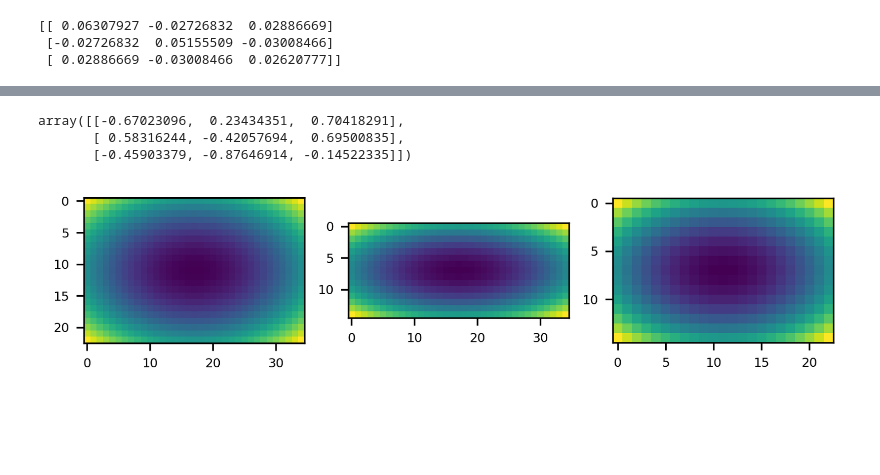
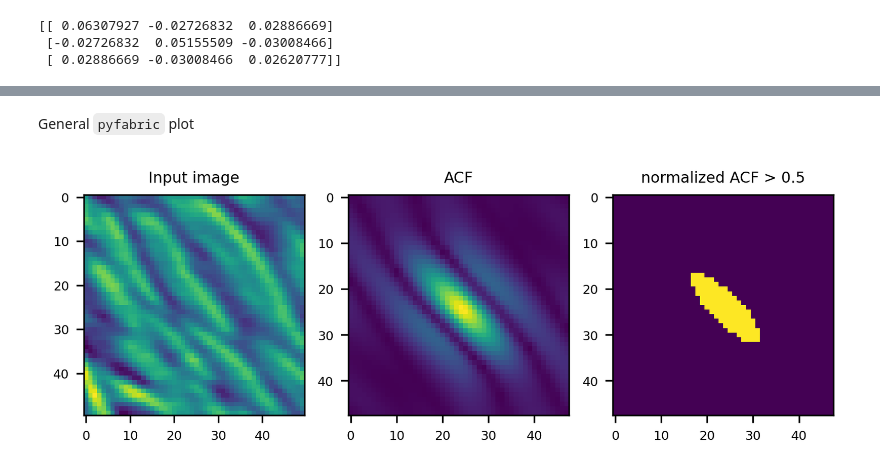
Before and after one commit to ciclope-microFE/ciclope, a Jupyter notebook: pyfabric_demo.ipynb, the cells around one changed output, grey strips where cells are left out. Cells and saved outputs as stored; diff of their text form; code cells hidden in the pictures; blank space fills up the shorter version.

```diff
--- a/pyfabric_demo.ipynb
+++ b/pyfabric_demo.ipynb
@@ -179,6 +173,0 @@ array([ 3.06316885, 15.70692881,  5.7531094 ])
-# %%
-evecs
-# %% [output]
-array([[-0.67023096,  0.23434351,  0.70418291],
-       [ 0.58316244, -0.42057694,  0.69500835],
-       [-0.45903379, -0.87646914, -0.14522335]])
@@ -191,5 +174,14 @@ ellip_double = np.concatenate((ellip_base[:-1, ...],
-# %%
-plot_midplanes(ellip_base)
-plt.show()
-# %% [output]
-[figure, removed]
+# %% [markdown]
+General `pyfabric` plot
+# %%
+fig, (ax1, ax2, ax3) = plt.subplots(1, 3)
+# fig.suptitle('Horizontally stacked subplots')
+ax1.imshow(ROI[:, 25, :])
+ax1.set_title('Input image')
+ax2.imshow(ACFzoom[:, 25, :])
+ax2.set_title('ACF')
+ax3.imshow(ACFnorm[:, 25, :]>0.5)
+ax3.set_title('normalized ACF > 0.5')
+plt.show()
+# %% [output]
+[figure, added]
```
Also changed, not shown: parts of 4 cells of this notebook, 3 other files.
